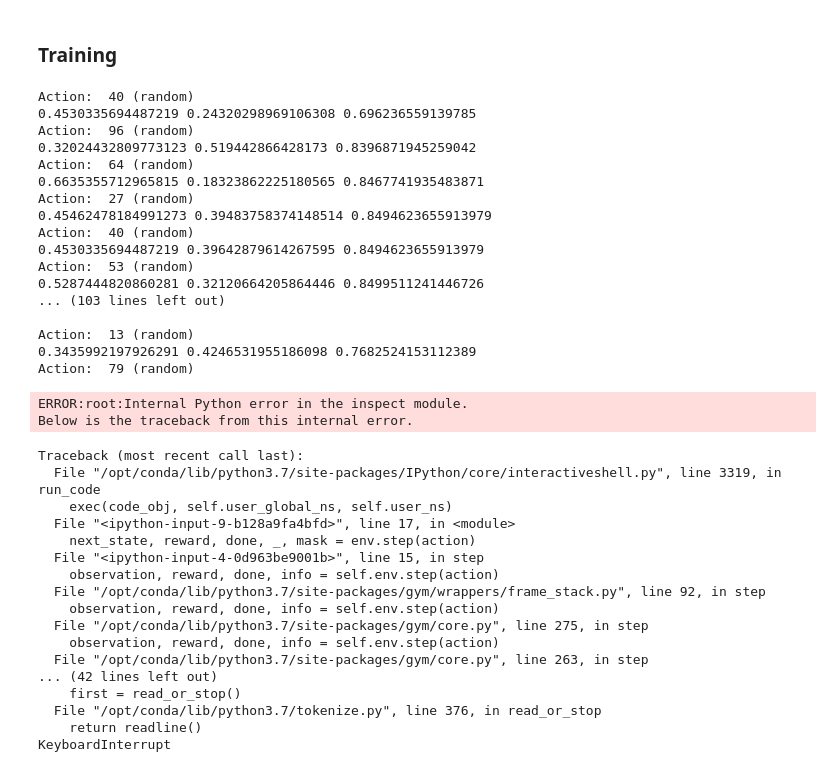
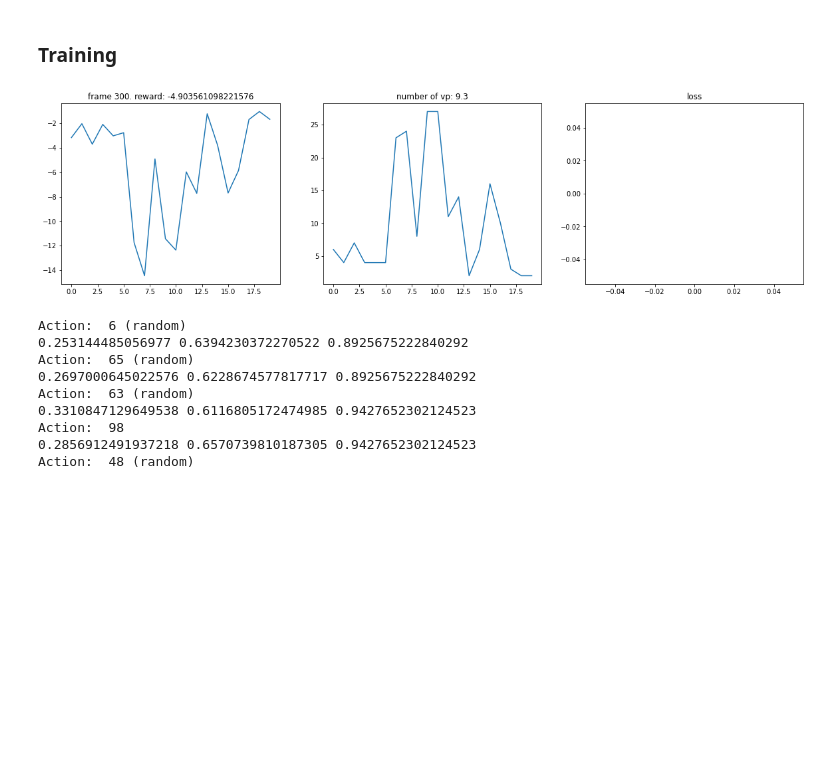
Before and after one commit to PotapovaSofia/NextBestViewRL, a Jupyter notebook: Train.ipynb, the cells around one changed output. Saved outputs shown, nothing was run; the diff lists cells and outputs as text; code cells hidden in the pictures; blank space fills up the shorter version.

Commit message:
train update

```diff
--- a/Train.ipynb
+++ b/Train.ipynb
@@ -56,33 +60,5 @@ if USE_CUDA:
-# %%
-import gym
-
-class ActionMaskWrapper(gym.Wrapper):
-    def __init__(self, env):
-        super().__init__(env)
-        self.mask = None
-
-    def reset(self, **kwargs):
-        observation, action = self.env.reset(**kwargs)
-        self.mask = np.ones(self.number_of_view_points).astype(bool)
-        self.mask[action] = False
-        return observation, action, self.mask
-
-    def step(self, action):
-        observation, reward, done, info = self.env.step(action)
-
-        done = done or self.done()
-        return observation, reward, done, info, self.mask
-
-    def done(self):
-        return np.count_nonzero(self.mask) == len(self.mask)
-
-    def render(self, action, observation):
-        self.env.render(action, observation)
-
-    def final_reward(self):
-        return self.env.final_reward()
 # %%
-env = Environment(illustrate=False, model_path="./data/Pyramid.obj", number_of_view_points=100)
+env = Environment(illustrate=False, models_path="./data/1kabc/simple/train/", number_of_view_points=100)
 # env = CombiningObservationsWrapper(env)
 # env = StepPenaltyRewardWrapper(env, weight=1.0)
 # env = DepthMapWrapper(env)
@@ -186,7 +100,7 @@ plt.plot([epsilon_by_frame(i) for i in range(50000)])
 ### Training
 # %%
 num_frames = 100000
-batch_size = 2
+batch_size = 256
 save_model_path = "./models/abc-vdqn-{}.pt"
 
 
@@ -210,67 +124,41 @@ for frame_idx in range(1, num_frames + 1):
 
     # env.render(action, state)
 
     if done:
         # final_reward = env.final_reward()
         # print("Number of View Points: ", nof_vp, " Hausdorff reward: ", final_reward)
         print("Frame: ", frame_idx, "Number of View Points: ", nof_vp)
         print()
 
         state, _, mask = env.reset()
         all_rewards.append(episode_reward)
         all_nofs.append(nof_vp)
         episode_reward = 0
         nof_vp = 0
 
     elif nof_vp > 50:
-        state, _ = env.reset()
+        state, _, mask = env.reset()
         episode_reward = 0
         nof_vp = 0
 
     if len(replay_buffer) > replay_initial:
         batch = replay_buffer.sample(batch_size)
         loss = model.compute_td_loss(*batch)
         losses.append(loss.item())
 
     if frame_idx % 100 == 0:
         plot(frame_idx, all_rewards, all_nofs, losses)
 
     if frame_idx % 500 ==  0:
         torch.save(model, save_model_path.format(frame_idx))
 # %% [output]
+[figure, added]
-Action:  40 (random)
-0.4530335694487219 0.24320298969106308 0.696236559139785
-Action:  96 (random)
-0.32024432809773123 0.519442866428173 0.8396871945259042
-Action:  64 (random)
-0.6635355712965815 0.18323862225180565 0.8467741935483871
-Action:  27 (random)
-0.45462478184991273 0.39483758374148514 0.8494623655913979
-Action:  40 (random)
-0.4530335694487219 0.39642879614267595 0.8494623655913979
-Action:  53 (random)
-0.5287444820860281 0.32120664205864446 0.8499511241446726
-... (103 lines left out)
-
-Action:  13 (random)
-0.3435992197926291 0.4246531955186098 0.7682524153112389
-Action:  79 (random)
+Action:  6 (random)
+0.253144485056977 0.6394230372270522 0.8925675222840292
+Action:  65 (random)
+0.2697000645022576 0.6228674577817717 0.8925675222840292
+Action:  63 (random)
+0.3310847129649538 0.6116805172474985 0.9427652302124523
+Action:  98
+0.2856912491937218 0.6570739810187305 0.9427652302124523
+Action:  48 (random)
-ERROR:root:Internal Python error in the inspect module.
-Below is the traceback from this internal error.
-Traceback (most recent call last):
-  File "/opt/conda/lib/python3.7/site-packages/IPython/core/interactiveshell.py", line 3319, in run_code
-    exec(code_obj, self.user_global_ns, self.user_ns)
-  File "<ipython-input-9-b128a9fa4bfd>", line 17, in <module>
-    next_state, reward, done, _, mask = env.step(action)
-  File "<ipython-input-4-0d963be9001b>", line 15, in step
-    observation, reward, done, info = self.env.step(action)
-  File "/opt/conda/lib/python3.7/site-packages/gym/wrappers/frame_stack.py", line 92, in step
-    observation, reward, done, info = self.env.step(action)
-  File "/opt/conda/lib/python3.7/site-packages/gym/core.py", line 275, in step
-    observation, reward, done, info = self.env.step(action)
-  File "/opt/conda/lib/python3.7/site-packages/gym/core.py", line 263, in step
-... (42 lines left out)
-    first = read_or_stop()
-  File "/opt/conda/lib/python3.7/tokenize.py", line 376, in read_or_stop
-    return readline()
-KeyboardInterrupt
```
Also changed, not shown: parts of 26 cells of this notebook.
